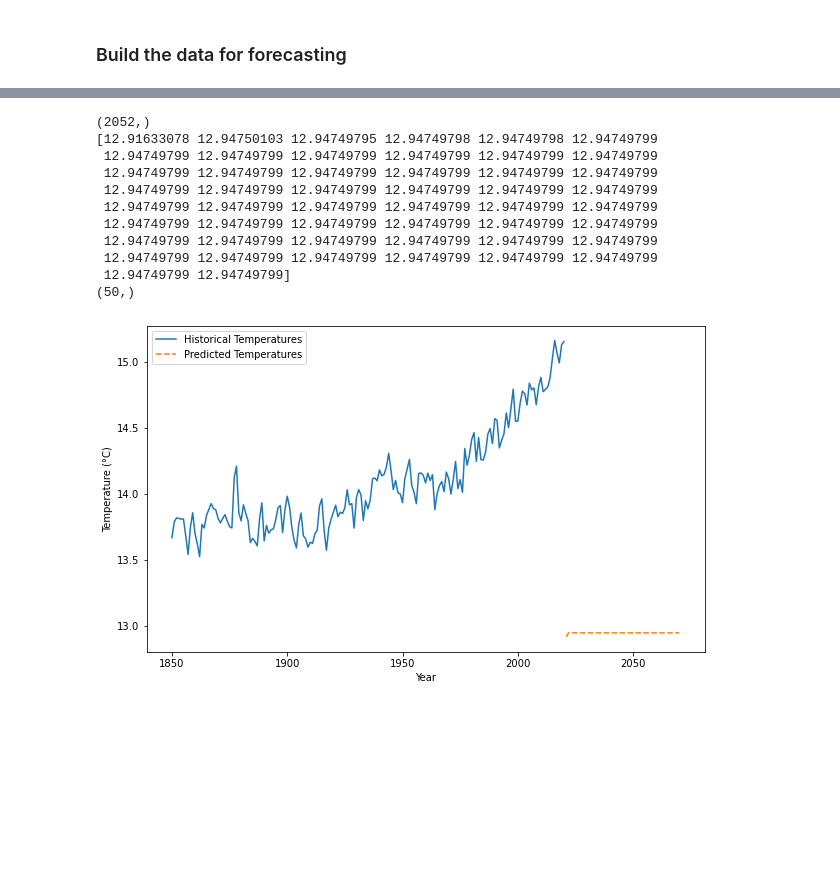
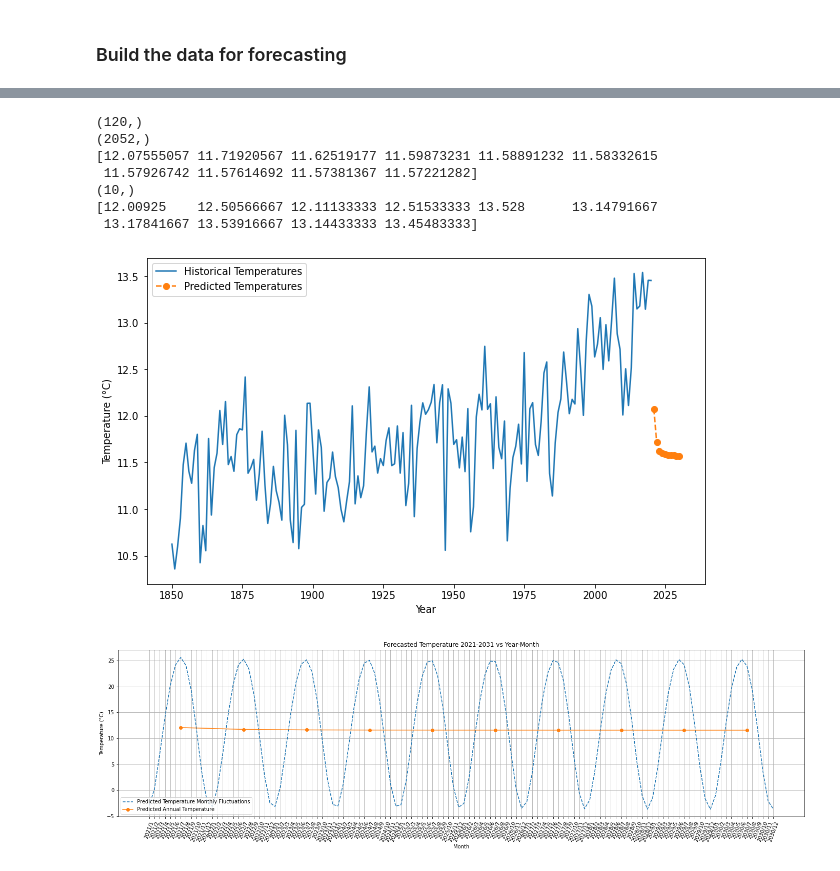
Before and after one commit to Rishabh-Thapliyal/Forecasting-Global-Climate-Change-Patterns-and-Analyzing-Impact, a Jupyter notebook: src/eda/eda_1.ipynb, the cells around one changed output, grey strips where cells are left out. Drawn from its saved outputs; the diff is of its cells as text; code cells hidden in the pictures; blank space fills up the shorter version.

```diff
--- a/src/eda/eda_1.ipynb
+++ b/src/eda/eda_1.ipynb
@@ -405,3 +342,0 @@ array(['6_Tokyo', '1_Peking', '11_Marrakesh', '18_Helsinki', '14_NewYork',
-# %%
-df_sd = df_merged_sub[df_merged_sub["City"]=='13_SanDiego'].reset_index(drop=True)
-a = df_sd["Latitude"].values[0]
@@ -644,7 +484,8 @@ from torch.utils.data import DataLoader, Dataset
 # Extract the data
 import pandas as pd
 
-temperatures = df['Actual Temperature_Air_Global'].iloc[0:2052].values
+#temperatures = df['Actual Temperature_Air_Global'].iloc[0:2052].values
+temperatures = df['Actual Temperature'].iloc[34800:36852].values
 print(temperatures)
 print(temperatures.shape)
 
@@ -876,10 +771,15 @@ Test Loss: 0.1409
 model.eval()
 predicted_temps = []
 
+# Extract train_data from train_dataset
+train_data = train_dataset[:][0]  # Assuming train_dataset is a tuple (inputs, targets)
+train_data = train_data.float().to(device)  # Convert to tensor and move to device
+
+
 # Use the last known sequence
 last_sequence = train_data[-1].unsqueeze(0).unsqueeze(-1).to(device)  # Shape: [1, L, C]
 
-for _ in range(50 * 12):  # Predict for 30 years (360 months)
+for _ in range(10 * 12):  # Predict for 10 years (120 months)
     with torch.no_grad():
         next_temp = model(last_sequence)  # Shape: [1, 1]
         predicted_temps.append(next_temp.item())
@@ -888,43 +788,65 @@ for _ in range(50 * 12):  # Predict for 30 years (360 months)
         next_temp = next_temp.unsqueeze(-1)  # Shape: [1, 1, C]
 
 
         # Update the sequence (remove the oldest timestep, add the new prediction)
         last_sequence = torch.cat((last_sequence[:, 1:, :], next_temp), dim=1)
 
 # Convert predictions back to original scale
 #normalized_temp = (temperatures - min_temp) / (max_temp - min_temp)
 
 #normalized_temp = (temperatures - np.min(temperatures)) / (np.max(temperatures) - np.min(temperatures))
 
 predicted_temps = np.array(predicted_temps)* ((max_temp - min_temp)) + min_temp
+print(predicted_temps.shape)
 
-temperatures_annual = np.mean(temperatures.reshape(-1, 12), axis=1)  # Annual averages
+
+
+temperatures_annual = np.mean(temperatures.reshape(-1, 12), axis=1)  # Annual historical averages
 x_annual = range(1850, 1850 + len(temperatures_annual))
 print(temperatures.shape)
 pred_temp_annual=np.mean(predicted_temps.reshape(-1, 12), axis=1)
 print(pred_temp_annual)
 print(pred_temp_annual.shape)
 
+prev_year_annuals=temperatures_annual[-11:-1]
+print(prev_year_annuals)
+
+
 # Step 6: Visualize Predictions
 import matplotlib.pyplot as plt
 
 plt.figure(figsize=(10, 6))
 plt.plot(x_annual, temperatures_annual, label="Historical Temperatures")
-plt.plot(range(2021, 2071), pred_temp_annual, label="Predicted Temperatures", linestyle="--")
+plt.plot(range(2021, 2031), pred_temp_annual, label="Predicted Temperatures", linestyle="--", marker='o')
 plt.xlabel("Year")
 plt.ylabel("Temperature (°C)")
 plt.legend()
 plt.show()
+
+
+plt.figure(figsize=(24, 6))
+xvals=list(range(120))
+x_years = [i * 12 + 6 for i in range(10)]
+plt.plot(xvals, predicted_temps, label="Predicted Temperature Monthly Fluctuations",linestyle="--")
+# x-axis labels: "2021/1" to "2031/12"
+x_labels = [f"{2021 + i // 12}/{(i % 12) + 1}" for i in range(120)]
+# Formatting the x-axis
+plt.xticks(ticks=xvals, labels=x_labels, rotation=70)
+plt.plot(x_years, pred_temp_annual, label="Predicted Annual Temperature",marker='o')
+plt.xlabel("Month")
+plt.ylabel("Temperature (°C)")
+plt.title("Forecasted Temperature 2021-2031 vs Year-Month")
+# Adding grid
+plt.grid(True)  # Show grid lines
+plt.legend()
+plt.show()
 # %% [output]
+(120,)
 (2052,)
-[12.91633078 12.94750103 12.94749795 12.94749798 12.94749798 12.94749799
- 12.94749799 12.94749799 12.94749799 12.94749799 12.94749799 12.94749799
- 12.94749799 12.94749799 12.94749799 12.94749799 12.94749799 12.94749799
- 12.94749799 12.94749799 12.94749799 12.94749799 12.94749799 12.94749799
- 12.94749799 12.94749799 12.94749799 12.94749799 12.94749799 12.94749799
- 12.94749799 12.94749799 12.94749799 12.94749799 12.94749799 12.94749799
- 12.94749799 12.94749799 12.94749799 12.94749799 12.94749799 12.94749799
- 12.94749799 12.94749799 12.94749799 12.94749799 12.94749799 12.94749799
- 12.94749799 12.94749799]
-(50,)
+[12.07555057 11.71920567 11.62519177 11.59873231 11.58891232 11.58332615
+ 11.57926742 11.57614692 11.57381367 11.57221282]
+(10,)
+[12.00925    12.50566667 12.11133333 12.51533333 13.528      13.14791667
+ 13.17841667 13.53916667 13.14433333 13.45483333]
-[figure, old version]
+[figure, new version]
+[figure, added]
```
Also changed, not shown: parts of 26 cells of this notebook.
